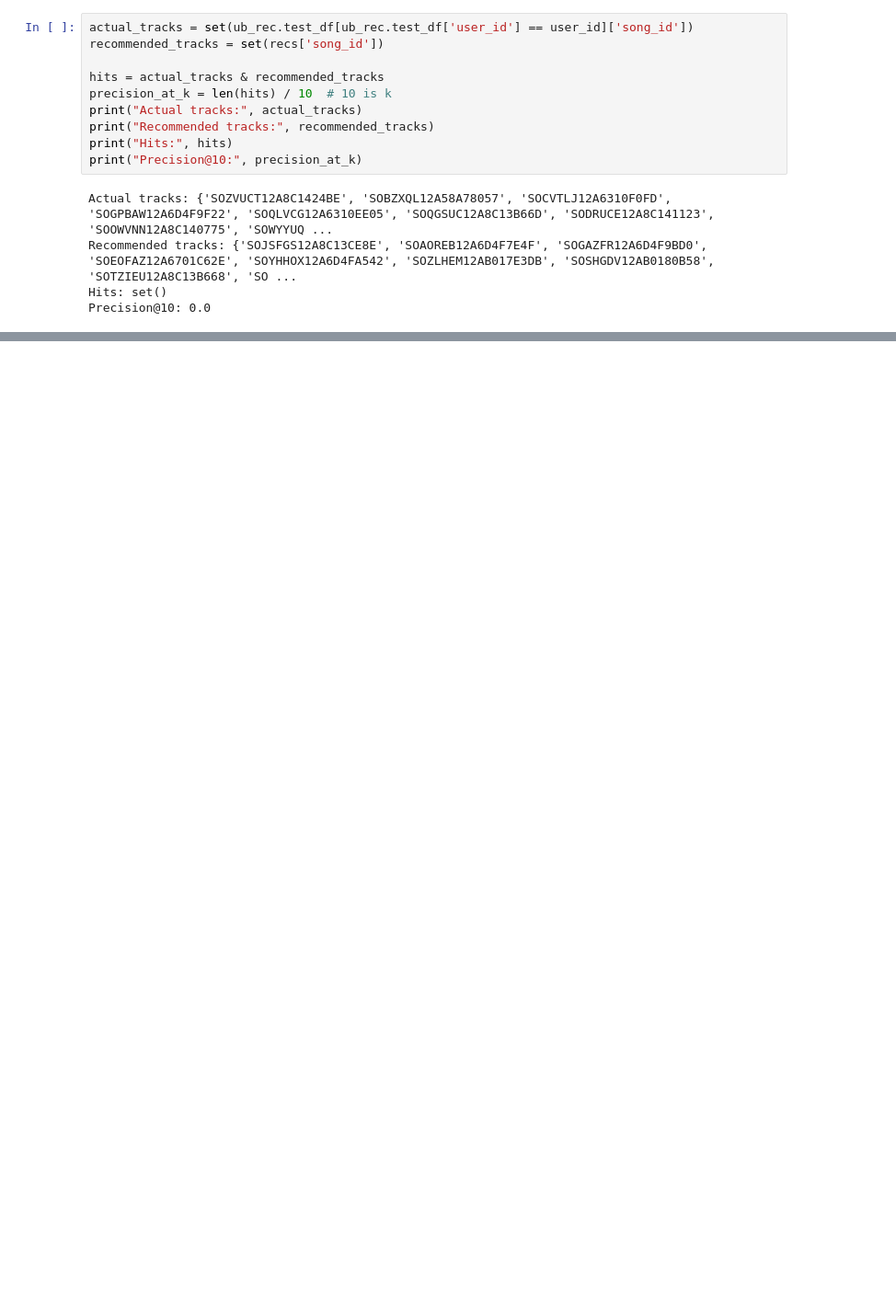
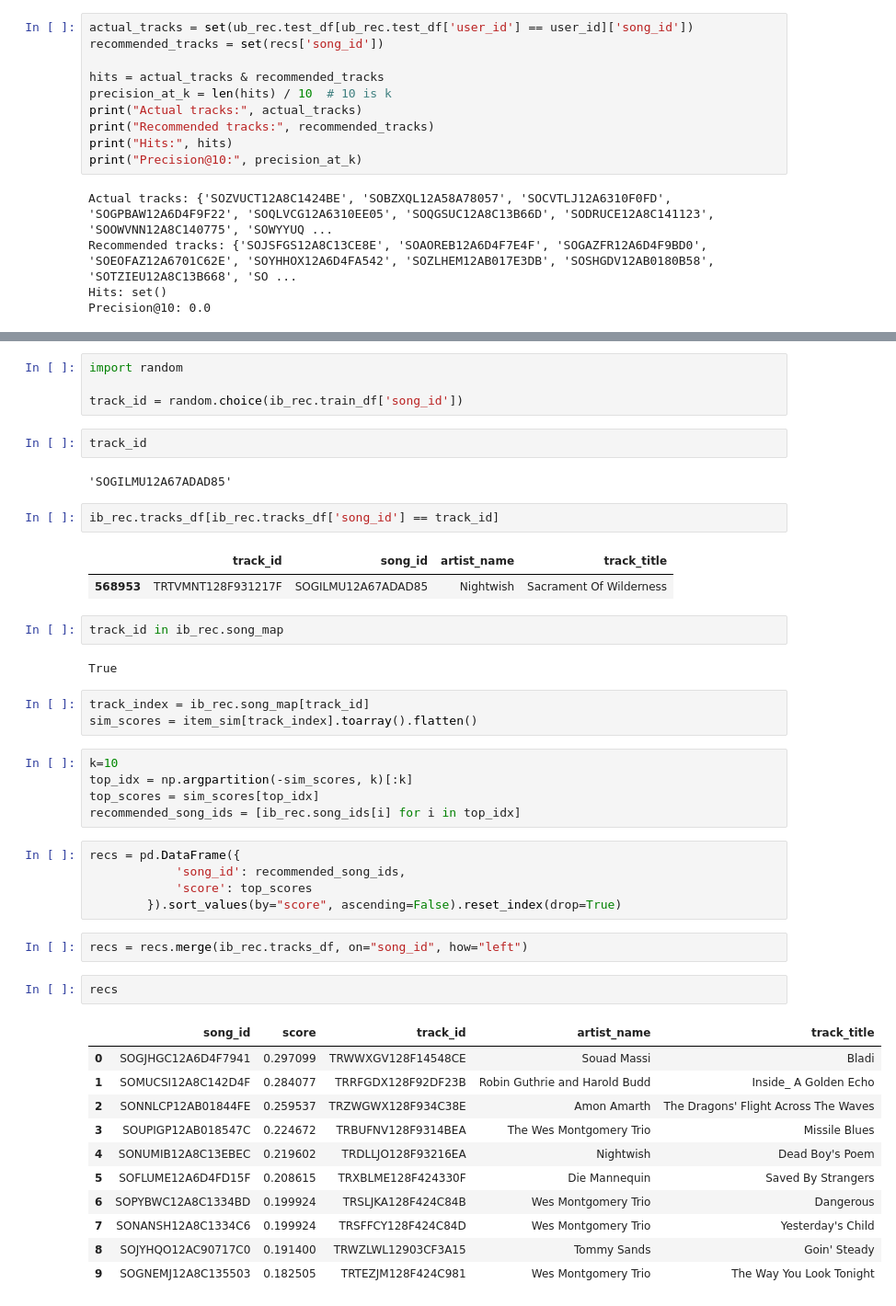
Before and after one commit to Kenuuey/Music-recommendation-system, a Jupyter notebook: notebooks/Research.ipynb, the cells around one changed output, grey strips where cells are left out. Shown at 92% size. Drawn from its saved outputs; the diff is of its cells as text; blank space fills up the shorter version.

```diff
--- a/notebooks/Research.ipynb
+++ b/notebooks/Research.ipynb
@@ -1363,0 +1474,46 @@ Precision@10: 0.0
+# %%
+import random
+
+track_id = random.choice(ib_rec.train_df['song_id'])
+# %%
+track_id
+# %% [output]
+'SOGILMU12A67ADAD85'
+# %%
+ib_rec.tracks_df[ib_rec.tracks_df['song_id'] == track_id]
+# %% [output]
+|  | track_id | song_id | artist_name | track_title |
+| 568953 | TRTVMNT128F931217F | SOGILMU12A67ADAD85 | Nightwish | Sacrament Of Wilderness |
+# %%
+track_id in ib_rec.song_map
+# %% [output]
+True
+# %%
+track_index = ib_rec.song_map[track_id]
+sim_scores = item_sim[track_index].toarray().flatten()
+# %%
+k=10
+top_idx = np.argpartition(-sim_scores, k)[:k]
+top_scores = sim_scores[top_idx]
+recommended_song_ids = [ib_rec.song_ids[i] for i in top_idx]
+# %%
+recs = pd.DataFrame({
+            'song_id': recommended_song_ids,
+            'score': top_scores
+        }).sort_values(by="score", ascending=False).reset_index(drop=True)
+# %%
+recs = recs.merge(ib_rec.tracks_df, on="song_id", how="left")
+# %%
+recs
+# %% [output]
+|  | song_id | score | track_id | artist_name | track_title |
+| 0 | SOGJHGC12A6D4F7941 | 0.297099 | TRWWXGV128F14548CE | Souad Massi | Bladi |
+| 1 | SOMUCSI12A8C142D4F | 0.284077 | TRRFGDX128F92DF23B | Robin Guthrie and Harold Budd | Inside_ A Golden Echo |
+| 2 | SONNLCP12AB01844FE | 0.259537 | TRZWGWX128F934C38E | Amon Amarth | The Dragons' Flight Across The Waves |
+| 3 | SOUPIGP12AB018547C | 0.224672 | TRBUFNV128F9314BEA | The Wes Montgomery Trio | Missile Blues |
+| 4 | SONUMIB12A8C13EBEC | 0.219602 | TRDLLJO128F93216EA | Nightwish | Dead Boy's Poem |
+| 5 | SOFLUME12A6D4FD15F | 0.208615 | TRXBLME128F424330F | Die Mannequin | Saved By Strangers |
+| 6 | SOPYBWC12A8C1334BD | 0.199924 | TRSLJKA128F424C84B | Wes Montgomery Trio | Dangerous |
+| 7 | SONANSH12A8C1334C6 | 0.199924 | TRSFFCY128F424C84D | Wes Montgomery Trio | Yesterday's Child |
+| 8 | SOJYHQO12AC90717C0 | 0.191400 | TRWZLWL12903CF3A15 | Tommy Sands | Goin' Steady |
+| 9 | SOGNEMJ12A8C135503 | 0.182505 | TRTEZJM128F424C981 | Wes Montgomery Trio | The Way You Look Tonight |
```
Also changed, not shown: parts of 38 cells of this notebook, 10 other files.
